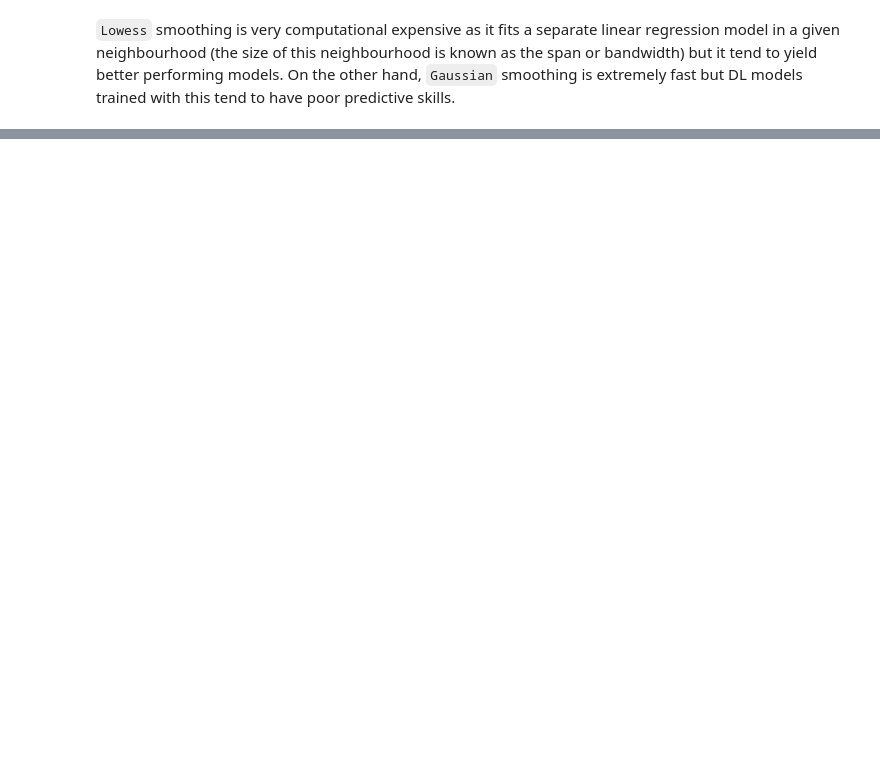
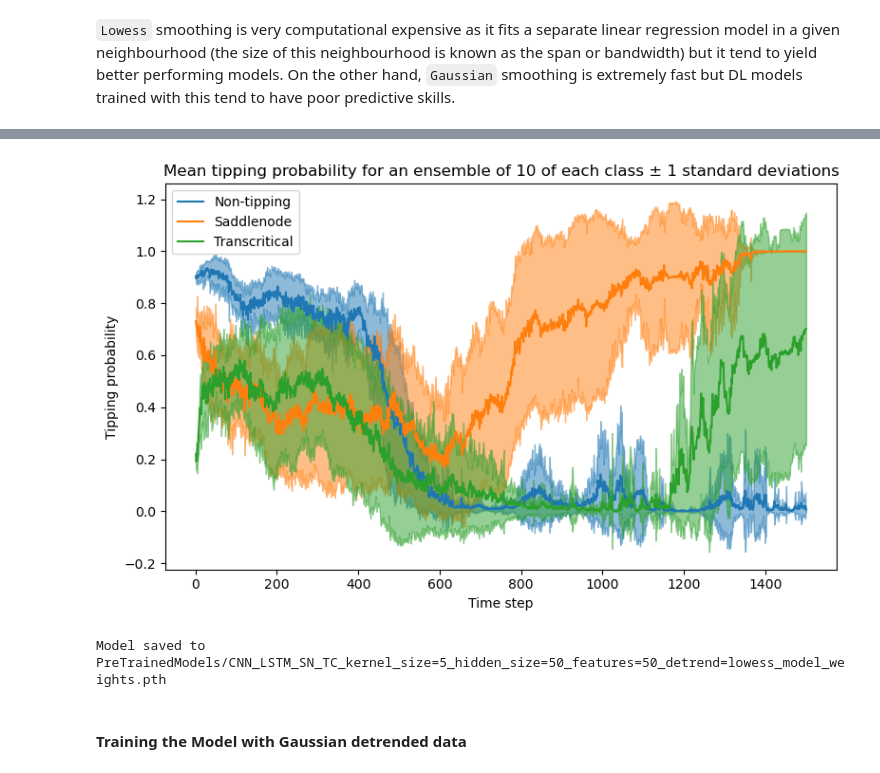
Before and after one commit to muhammedfadera/DL4EWS-Dartington, a Jupyter notebook: practical_session.ipynb, the cells around one changed output, grey strips where cells are left out. Drawn from its saved outputs; the diff is of its cells as text; code cells hidden in the pictures; blank space fills up the shorter version.

```diff
--- a/practical_session.ipynb
+++ b/practical_session.ipynb
@@ -297,0 +338,15 @@ plot_model_on_test(rnn_model_gaussiank7tc, X_test_gaussian_tc, y_test_gaussian_t
+# %%
+plot_model_on_test(rnn_model_lowessk5tc, torch.cat(X_test_lowess_tc), torch.cat(y_test_lowess_tc), n_plots=10, plot_mean=True,
+                   labels=labels)
+# %% [output]
+[figure, added]
+# %%
+save_path = os.path.join("PreTrainedModels", "CNN_LSTM_SN_TC_kernel_size=5_hidden_size=50_features=50_detrend=lowess_model_weights.pth")
+
+torch.save(rnn_model_lowessk5tc.state_dict(), save_path)
+
+print(f"Model saved to {save_path}")
+# %% [output]
+Model saved to PreTrainedModels/CNN_LSTM_SN_TC_kernel_size=5_hidden_size=50_features=50_detrend=lowess_model_weights.pth
+# %% [markdown]
+#### Training the Model with Gaussian detrended data
```
Also changed, not shown: parts of 27 cells of this notebook, 6 other files.
